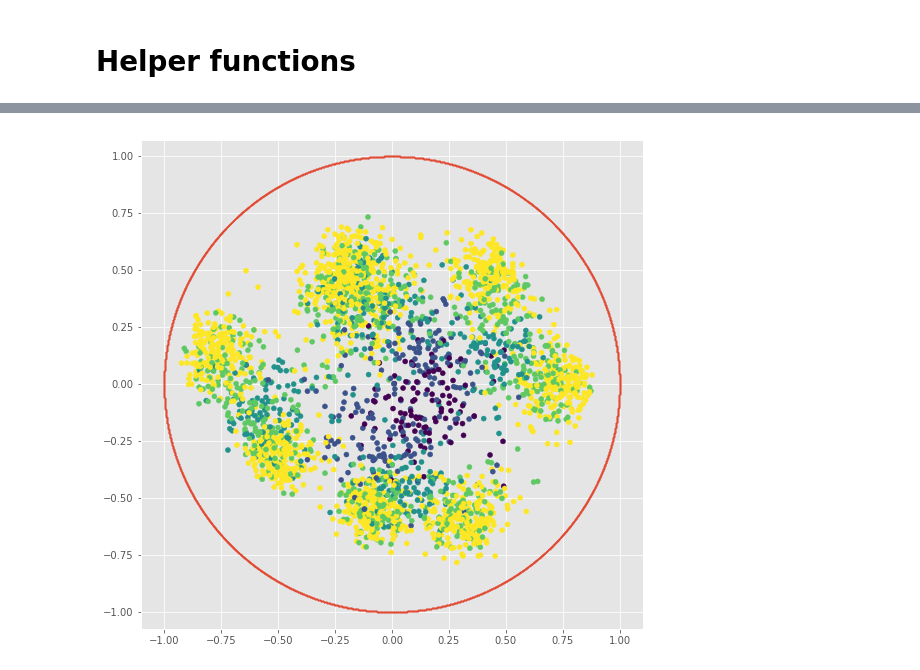
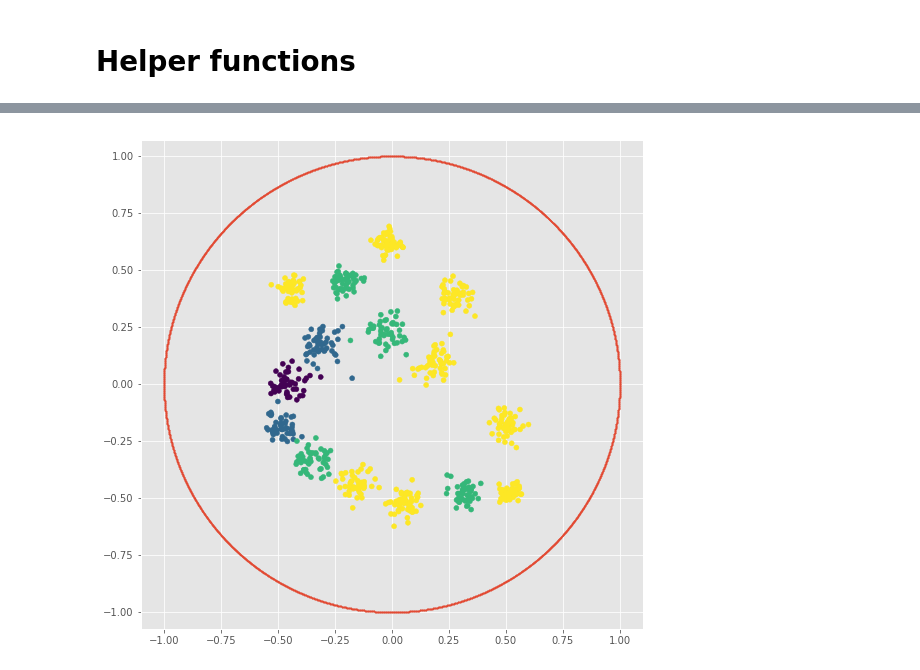
Before and after one commit to dauparas/tensorflow_examples, a Jupyter notebook: VAE_Hyperbolic.ipynb, the cells around one changed output, grey strips where cells are left out. Cells and saved outputs as stored; diff of their text form; code cells hidden in the pictures.

```diff
--- a/VAE_Hyperbolic.ipynb
+++ b/VAE_Hyperbolic.ipynb
@@ -182,7 +188,7 @@ latent_size = 2
 
 mu, sigma = create_encoder(x, latent_size, tf.nn.elu, regularizers.l1_l2(l1=0.0, l2=0.001))
 
-sigma = sigma*tf.ones(latent_size)
+sigma = 0.1*tf.ones(latent_size)
 
 mu_prior, sigma_prior = create_prior(latent_size)
 mu_prior = tf.reshape(mu_prior, shape=[1,-1])
@@ -224,13 +230,13 @@ def batch_generator(features, batch_size):
     part = idx[start_idx:end_idx]
     yield features[part,:]
 # %%
-n_epochs = 100
+n_epochs = 200
 batch_size = 25
 start = time.time()
 with tf.Session() as sess:
   sess.run(tf.global_variables_initializer())
   for i in range(n_epochs):
-    beta_0 = 0.8*(n_epochs-i-1)/n_epochs+0.5
+    beta_0 = 0.2
     gen = batch_generator(X, batch_size) #create batch generator
     total_loss = 0
     total_rec_loss = 0
@@ -245,5 +251,5 @@ with tf.Session() as sess:
       print('epoch: {0}, total_loss: {1:.2f}, rec_loss: {2:.2f}, time: {3:.2f}'.format((i+1),
                                        total_loss/(1+np.int(X.shape[0]/batch_size)), total_rec_loss/(1+np.int(X.shape[0]/batch_size)), end-start))
       start = time.time()
-  latent_sampled_, posterior_mean_, posterior_sampled_= sess.run([latent_sampled, posterior_mean, posterior_sampled], feed_dict ={x:X})
+  latent_sampled_, mu_, posterior_mean_, posterior_sampled_= sess.run([latent_sampled, mu, posterior_mean, posterior_sampled], feed_dict ={x:X})
 # %% [output]
@@ -263,3 +286,8 @@ disk = project_2D(latent_sampled_)
 t = np.linspace(0,1,5000)
 x_c = np.cos(2*np.pi*t)
 y_c = np.sin(2*np.pi*t)
+# %%
+angle = -np.arctan(disk[0,1]/disk[0,0])
+rot = np.array([[np.cos(angle), np.sin(angle)],[-np.sin(angle), np.cos(angle)]])
+# %%
+disk_r = disk@rot
@@ -266,7 +302,7 @@ y_c = np.sin(2*np.pi*t)
 # %%
 plt.figure(figsize=(9,9))
-plt.scatter(disk[:,0], disk[:,1], c=y_levels, s=25.0, cmap='viridis');
+plt.scatter(disk_r[:,0], disk_r[:,1], c=y_levels, s=25.0, cmap='viridis');
 plt.scatter(x_c, y_c, s=1.0);
 plt.axis('equal');
 # %% [output]
-[figure, old version]
+[figure, new version]
```
Also changed, not shown: parts of 16 cells of this notebook.
